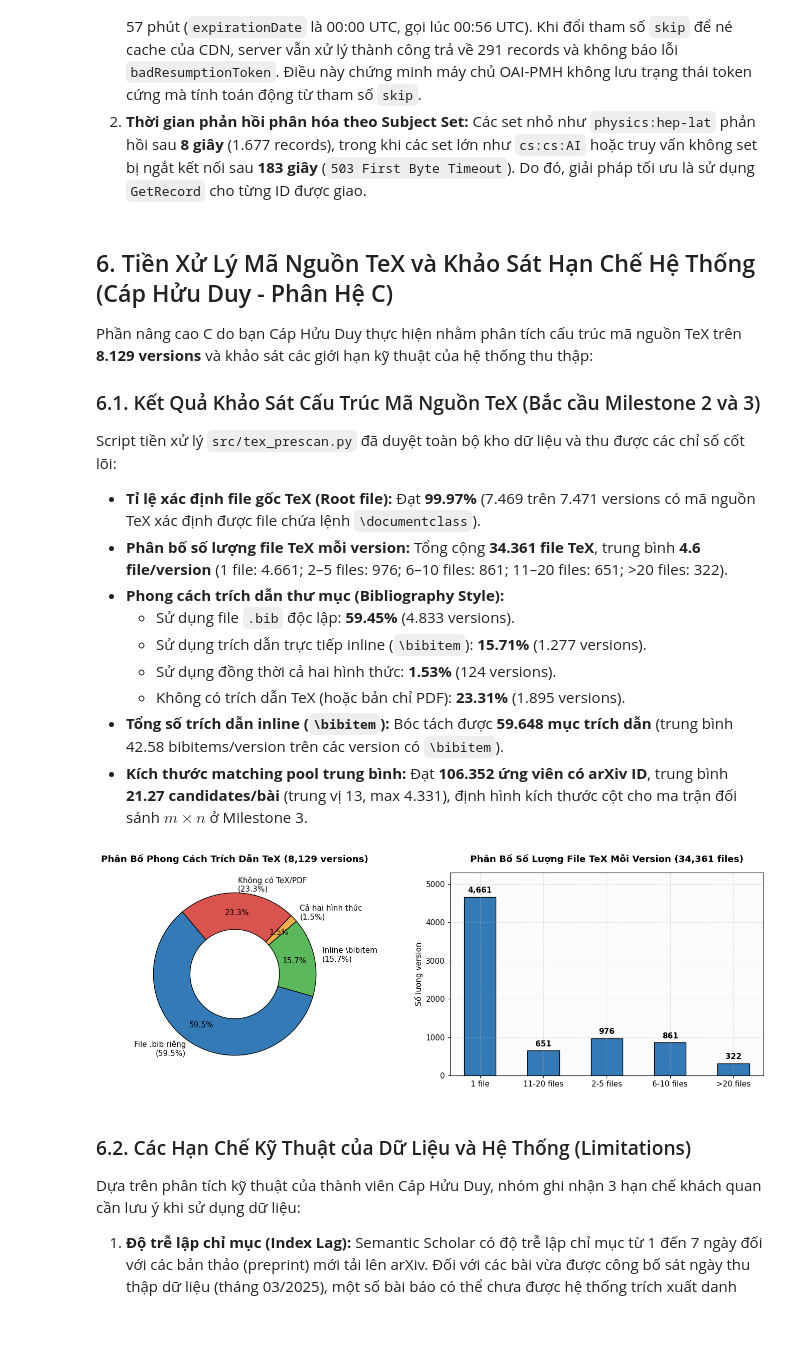
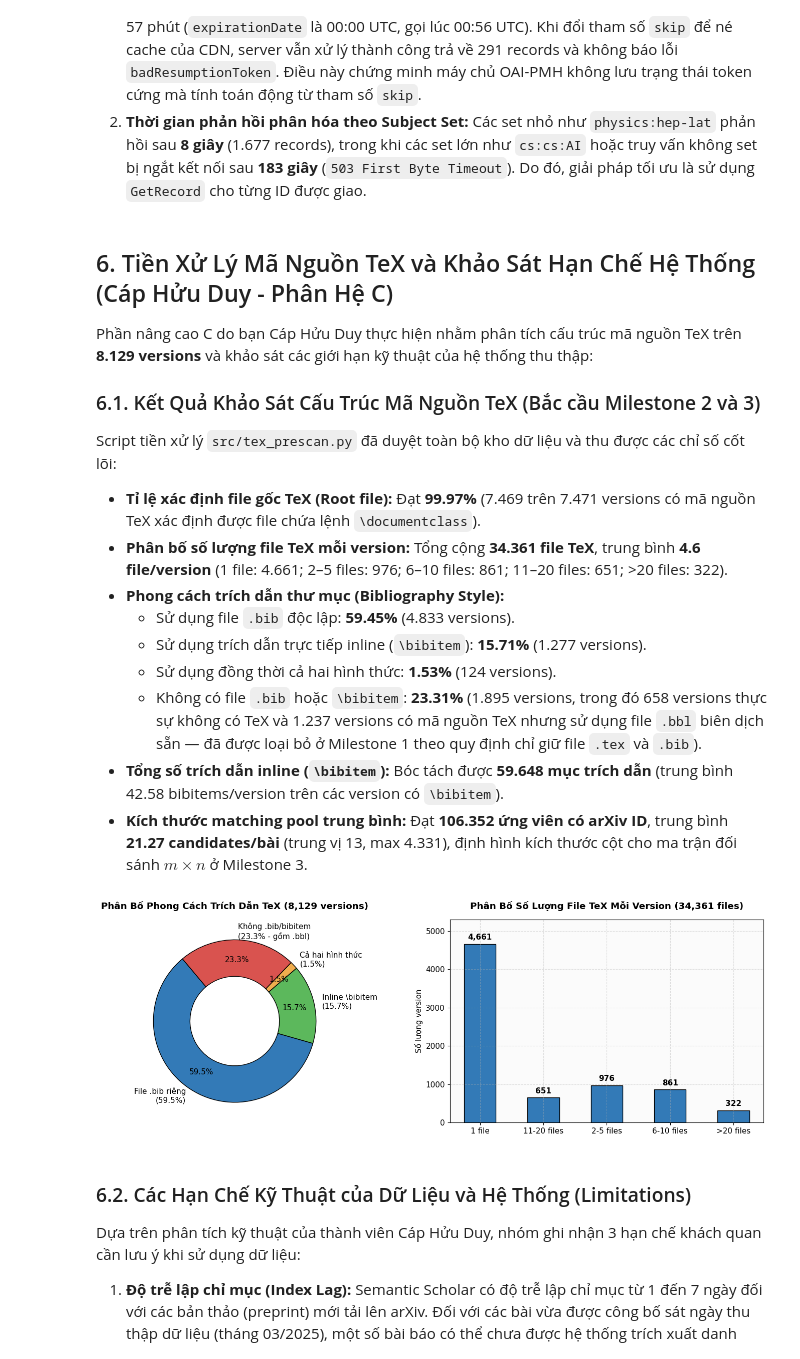
Before and after one commit to introds-arxiv-book/introds-arxiv-book, a Jupyter notebook: milestone1/03-performance.ipynb, the cells around one changed output. Drawn from its saved outputs; the diff is of its cells as text; code cells hidden in the pictures; blank space fills up the shorter version.

```diff
--- a/milestone1/03-performance.ipynb
+++ b/milestone1/03-performance.ipynb
@@ -296,7 +298,7 @@ Script tiền xử lý `src/tex_prescan.py` đã duyệt toàn bộ kho dữ li
   - Sử dụng file `.bib` độc lập: **59.45%** (4.833 versions).
   - Sử dụng trích dẫn trực tiếp inline (`\bibitem`): **15.71%** (1.277 versions).
   - Sử dụng đồng thời cả hai hình thức: **1.53%** (124 versions).
-  - Không có trích dẫn TeX (hoặc bản chỉ PDF): **23.31%** (1.895 versions).
+  - Không có file `.bib` hoặc `\bibitem`: **23.31%** (1.895 versions, trong đó 658 versions thực sự không có TeX và 1.237 versions có mã nguồn TeX nhưng sử dụng file `.bbl` biên dịch sẵn — đã được loại bỏ ở Milestone 1 theo quy định chỉ giữ file `.tex` và `.bib`).
 - **Tổng số trích dẫn inline (`\bibitem`):** Bóc tách được **59.648 mục trích dẫn** (trung bình 42.58 bibitems/version trên các version có `\bibitem`).
 - **Kích thước matching pool trung bình:** Đạt **106.352 ứng viên có arXiv ID**, trung bình **21.27 candidates/bài** (trung vị 13, max 4.331), định hình kích thước cột cho ma trận đối sánh $m \times n$ ở Milestone 3.
 # %%
@@ -307,35 +309,35 @@ if prescan_path.exists():
         ps_data = json.load(f)
 else:
     ps_data = {}
 
 fig, (ax1, ax2) = plt.subplots(1, 2, figsize=(14, 5))
 
 # Donut chart phong cách trích dẫn
-bib_styles = ['File .bib riêng\n(59.5%)', 'Inline \\bibitem\n(15.7%)', 'Cả hai hình thức\n(1.5%)', 'Không có TeX/PDF\n(23.3%)']
+bib_styles = ['File .bib riêng\n(59.5%)', 'Inline \\bibitem\n(15.7%)', 'Cả hai hình thức\n(1.5%)', 'Không .bib/bibitem\n(23.3% - gồm .bbl)']
 bib_counts = [4833, 1277, 124, 1895]
 colors_bib = ['#337ab7', '#5cb85c', '#f0ad4e', '#d9534f']
 
 ax1.pie(bib_counts, labels=bib_styles, colors=colors_bib, autopct='%1.1f%%',
         startangle=130, pctdistance=0.75, wedgeprops=dict(width=0.45, edgecolor='black'))
 ax1.set_title('Phân Bố Phong Cách Trích Dẫn TeX (8,129 versions)', fontweight='bold', pad=15)
 
 # Bar chart phân phối số lượng file TeX mỗi version
 tex_dist = ps_data.get('tex_files_per_version', {}).get('distribution', {
     '1 file': 4661, '2-5 files': 976, '6-10 files': 861, '11-20 files': 651, '>20 files': 322
 })
 bars = ax2.bar(list(tex_dist.keys()), list(tex_dist.values()), color='#337ab7', width=0.5, edgecolor='black')
 ax2.set_ylabel('Số lượng version')
 ax2.set_title('Phân Bố Số Lượng File TeX Mỗi Version (34,361 files)', fontweight='bold', pad=15)
 ax2.set_ylim(0, 5300)
 
 for bar in bars:
     yval = bar.get_height()
     ax2.text(bar.get_x() + bar.get_width()/2.0, yval + 70, f'{yval:,}', ha='center', va='bottom', fontweight='bold')
 
 plt.tight_layout()
 plt.show()
 # %% [output]
-[figure, old version]
+[figure, new version]
 # %% [markdown]
 ### 6.2. Các Hạn Chế Kỹ Thuật của Dữ Liệu và Hệ Thống (Limitations)
 
```
Also changed, not shown: parts of 2 cells of this notebook, 3 other files.
